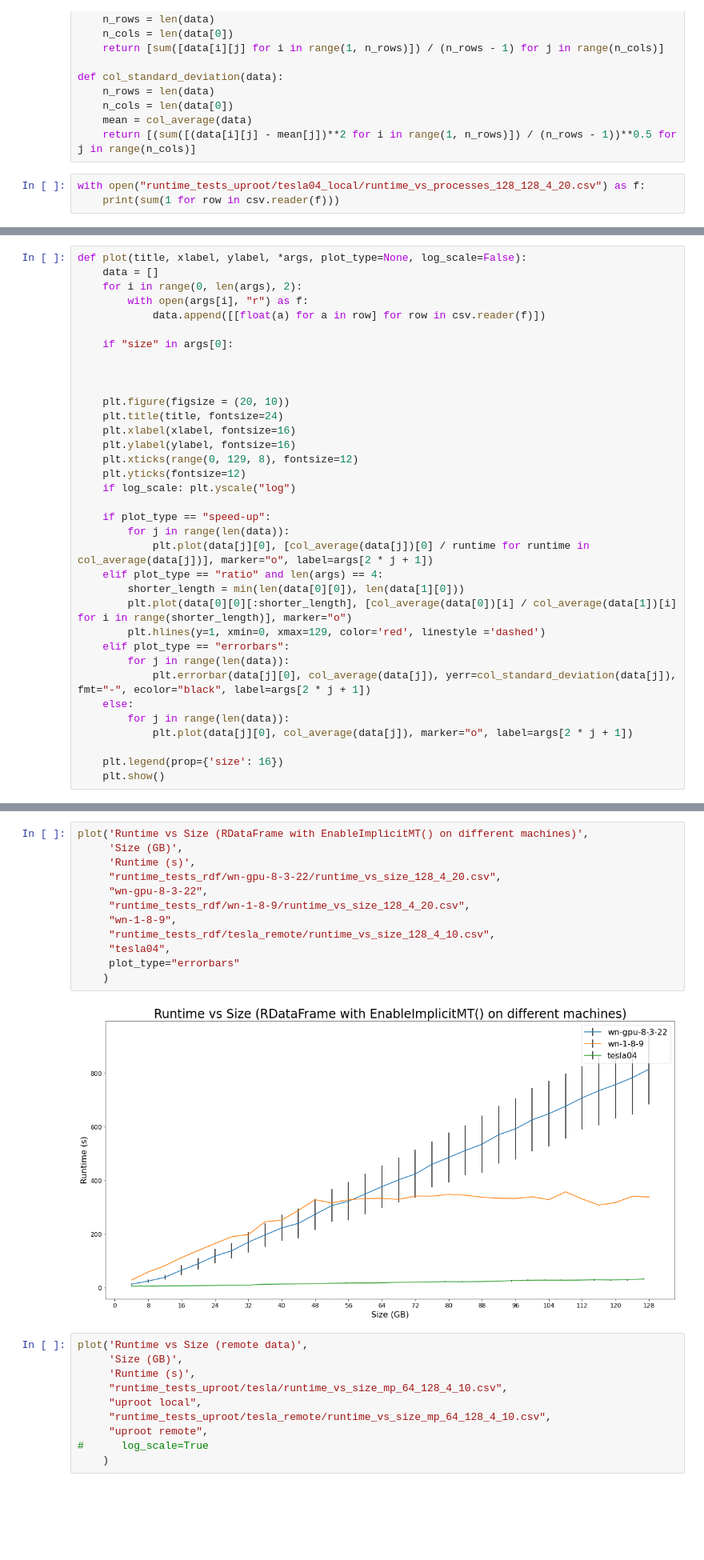
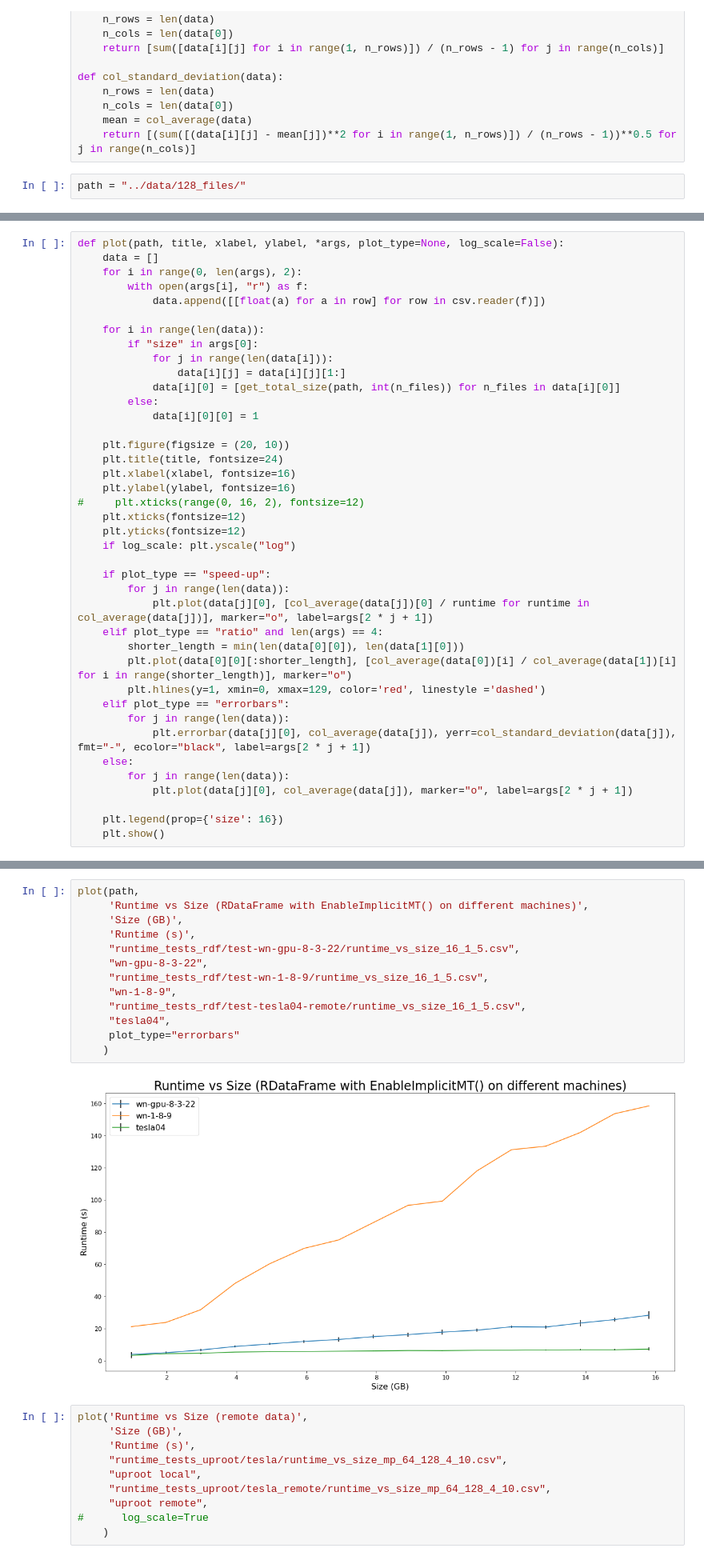
Before and after one commit to bucket420/DOE-INFN-2022, a Jupyter notebook: performance_analysis.ipynb, the cells around one changed output, grey strips where cells are left out. Shown: that part at 80% size. Cells and saved outputs as stored; diff of their text form; blank space fills up the shorter version.

```diff
--- a/performance_analysis.ipynb
+++ b/performance_analysis.ipynb
@@ -19,5 +19,4 @@ def col_standard_deviation(data):
     mean = col_average(data)
     return [(sum([(data[i][j] - mean[j])**2 for i in range(1, n_rows)]) / (n_rows - 1))**0.5 for j in range(n_cols)]
 # %%
-with open("runtime_tests_uproot/tesla04_local/runtime_vs_processes_128_128_4_20.csv") as f:
-    print(sum(1 for row in csv.reader(f)))
+path = "../data/128_files/"
@@ -26,19 +23,24 @@ with open("runtime_tests_uproot/tesla04_local/runtime_vs_processes_128_128_4_20.
 # %%
-def plot(title, xlabel, ylabel, *args, plot_type=None, log_scale=False):
+def plot(path, title, xlabel, ylabel, *args, plot_type=None, log_scale=False):
     data = []
     for i in range(0, len(args), 2):
         with open(args[i], "r") as f:
             data.append([[float(a) for a in row] for row in csv.reader(f)])
 
-    if "size" in args[0]:
-
-
+    for i in range(len(data)):
+        if "size" in args[0]:
+            for j in range(len(data[i])):
+                data[i][j] = data[i][j][1:]
+            data[i][0] = [get_total_size(path, int(n_files)) for n_files in data[i][0]]
+        else:
+            data[i][0][0] = 1
 
     plt.figure(figsize = (20, 10))
     plt.title(title, fontsize=24)
     plt.xlabel(xlabel, fontsize=16)
     plt.ylabel(ylabel, fontsize=16)
-    plt.xticks(range(0, 129, 8), fontsize=12)
+#     plt.xticks(range(0, 16, 2), fontsize=12)
+    plt.xticks(fontsize=12)
     plt.yticks(fontsize=12)
     if log_scale: plt.yscale("log")
 
@@ -103,17 +106,18 @@ plot('Runtime vs Size (tesla04, data stored locally)',
 # %%
-plot('Runtime vs Size (RDataFrame with EnableImplicitMT() on different machines)',
+plot(path,
+     'Runtime vs Size (RDataFrame with EnableImplicitMT() on different machines)',
      'Size (GB)',
      'Runtime (s)',
-     "runtime_tests_rdf/wn-gpu-8-3-22/runtime_vs_size_128_4_20.csv",
+     "runtime_tests_rdf/test-wn-gpu-8-3-22/runtime_vs_size_16_1_5.csv",
      "wn-gpu-8-3-22",
-     "runtime_tests_rdf/wn-1-8-9/runtime_vs_size_128_4_20.csv",
+     "runtime_tests_rdf/test-wn-1-8-9/runtime_vs_size_16_1_5.csv",
      "wn-1-8-9",
-     "runtime_tests_rdf/tesla_remote/runtime_vs_size_128_4_10.csv",
+     "runtime_tests_rdf/test-tesla04-remote/runtime_vs_size_16_1_5.csv",
      "tesla04",
      plot_type="errorbars"
     )
 # %% [output]
-[figure, old version]
+[figure, new version]
 # %%
 plot('Runtime vs Size (remote data)',
      'Size (GB)',
```
Also changed, not shown: parts of 8 cells of this notebook, 4 other files.
